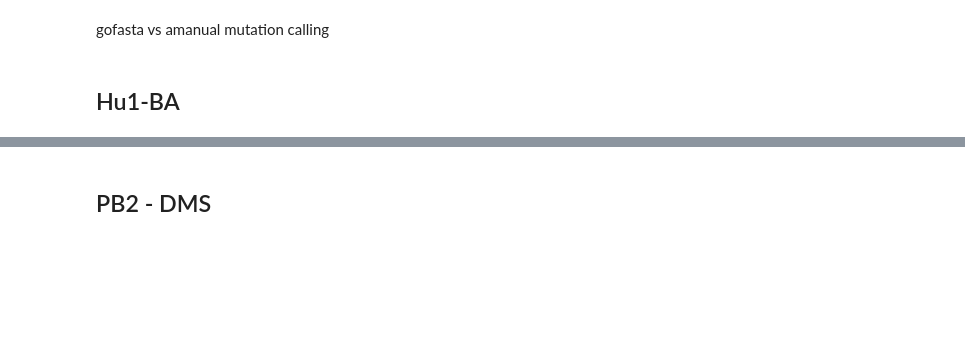
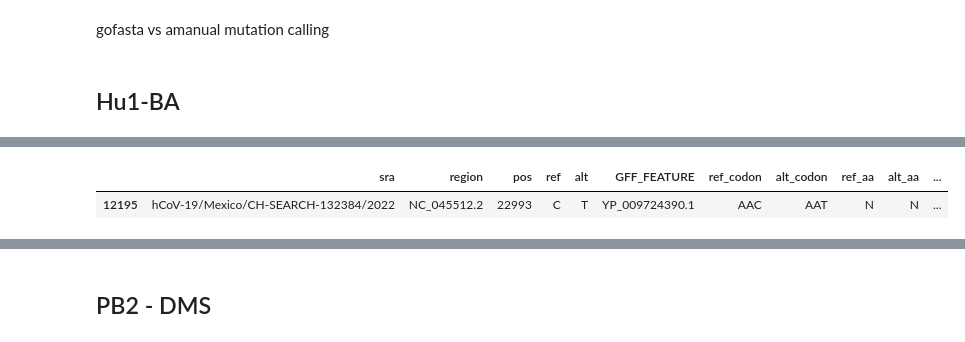
Before and after one commit to yutiachen5/bjorn_rep, a Jupyter notebook: output/sanity_check.ipynb, the cells around one changed output, grey strips where cells are left out. Saved outputs shown, nothing was run; the diff lists cells and outputs as text; code cells hidden in the pictures; blank space fills up the shorter version.

```diff
--- a/output/sanity_check.ipynb
+++ b/output/sanity_check.ipynb
@@ -160,0 +142,5 @@ tmp1.compare(tmp2, keep_equal=True)
+# %%
+ba1_mm_filtered.loc[(ba1_mm_filtered["GFF_FEATURE"] == "YP_009724390.1") & (ba1_mm_filtered["ref_aa"] == "N") & (ba1_mm_filtered["alt_aa"] == "N") & (ba1_mm_filtered["pos_aa"] == 477), :]
+# %% [output]
+|  | sra | region | pos | ref | alt | GFF_FEATURE | ref_codon | alt_codon | ref_aa | alt_aa | ... |
+| 12195 | hCoV-19/Mexico/CH-SEARCH-132384/2022 | NC_045512.2 | 22993 | C | T | YP_009724390.1 | AAC | AAT | N | N | ... |
```
Also changed, not shown: parts of 22 cells of this notebook, 7 other files.
